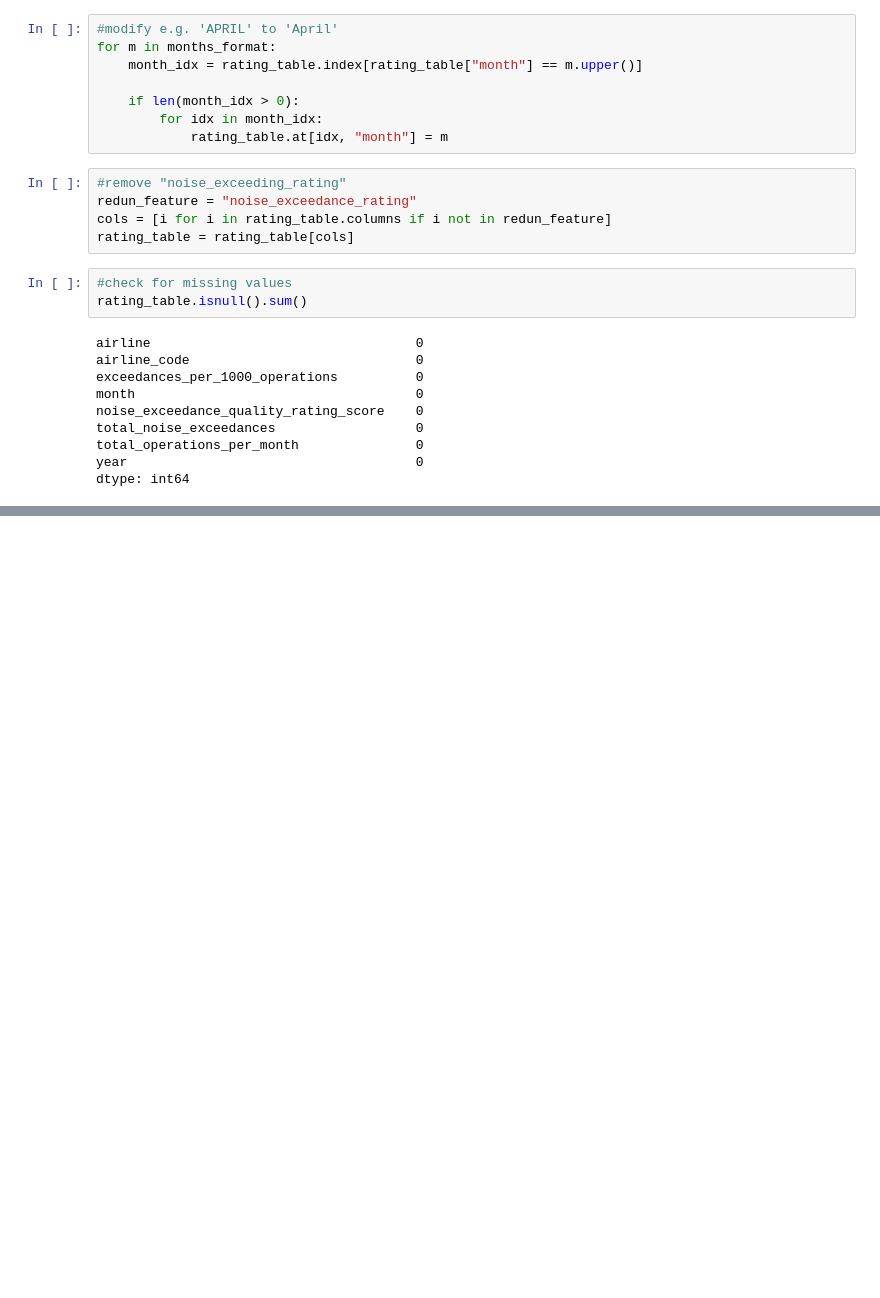
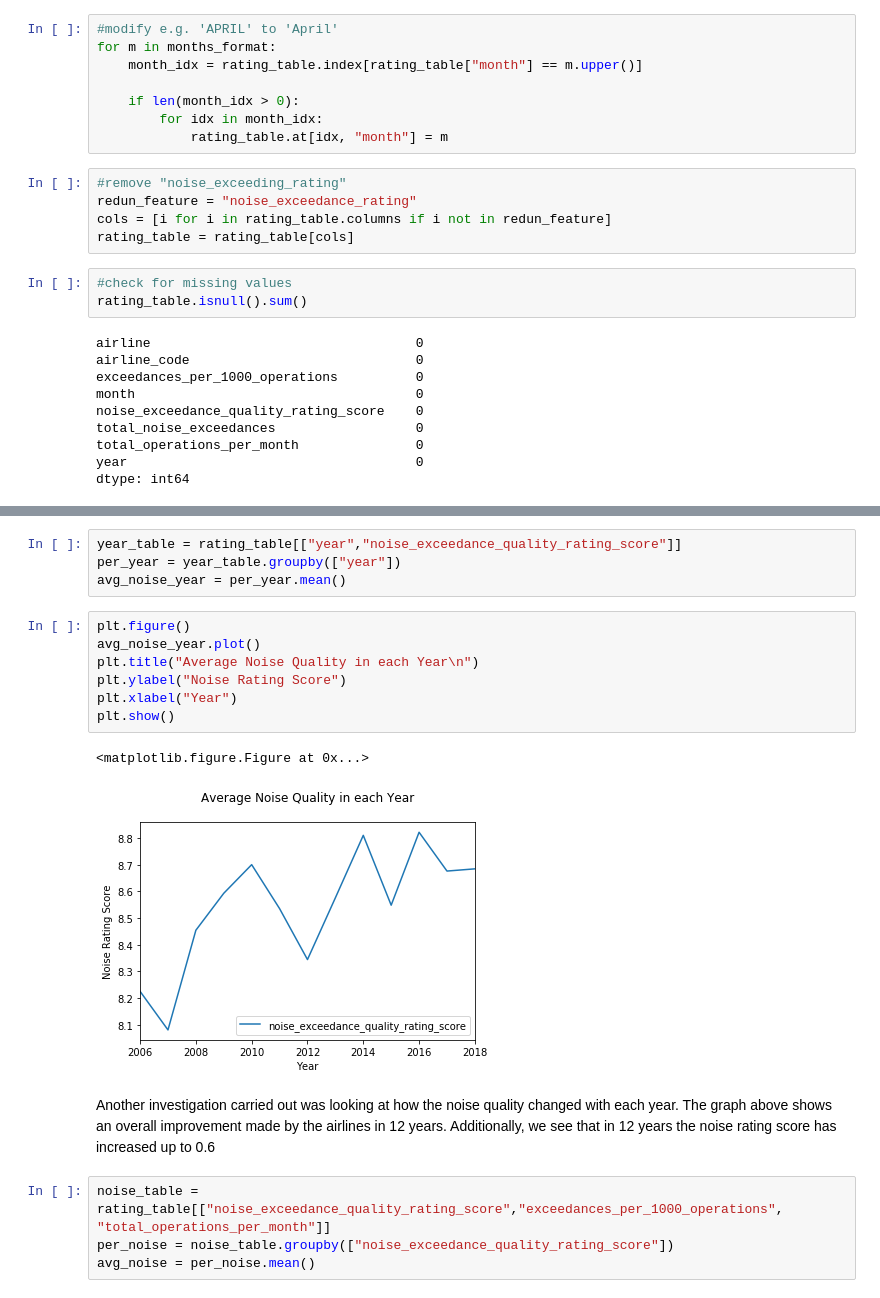
Before and after one commit to WoleIlori/Data-Preparation-and-Visualisation, a Jupyter notebook: Data_Preparation_for_Analysis.ipynb, the cells around one changed output, grey strips where cells are left out. Cells and saved outputs as stored; diff of their text form; blank space fills up the shorter version.

```diff
--- a/Data_Preparation_for_Analysis.ipynb
+++ b/Data_Preparation_for_Analysis.ipynb
@@ -219,0 +305,20 @@ desc_table.describe()
+# %%
+year_table = rating_table[["year","noise_exceedance_quality_rating_score"]]
+per_year = year_table.groupby(["year"])
+avg_noise_year = per_year.mean()
+# %%
+plt.figure()
+avg_noise_year.plot()
+plt.title("Average Noise Quality in each Year\n")
+plt.ylabel("Noise Rating Score")
+plt.xlabel("Year")
+plt.show()
+# %% [output]
+<matplotlib.figure.Figure at 0x...>
+[figure, added]
+# %% [markdown]
+Another investigation carried out was looking at how the noise quality changed with each year. The graph above shows an overall improvement made by the airlines in 12 years. Additionally, we see that in 12 years the noise rating score has increased up to 0.6
+# %%
+noise_table = rating_table[["noise_exceedance_quality_rating_score","exceedances_per_1000_operations", "total_operations_per_month"]]
+per_noise = noise_table.groupby(["noise_exceedance_quality_rating_score"])
+avg_noise = per_noise.mean()
```
Also changed, not shown: parts of 23 cells of this notebook.
